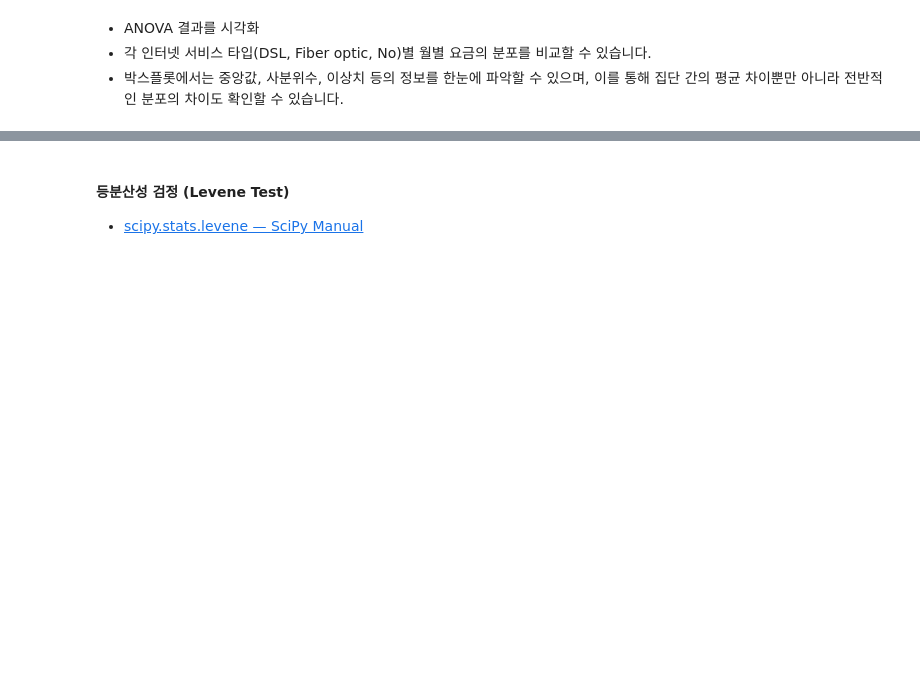
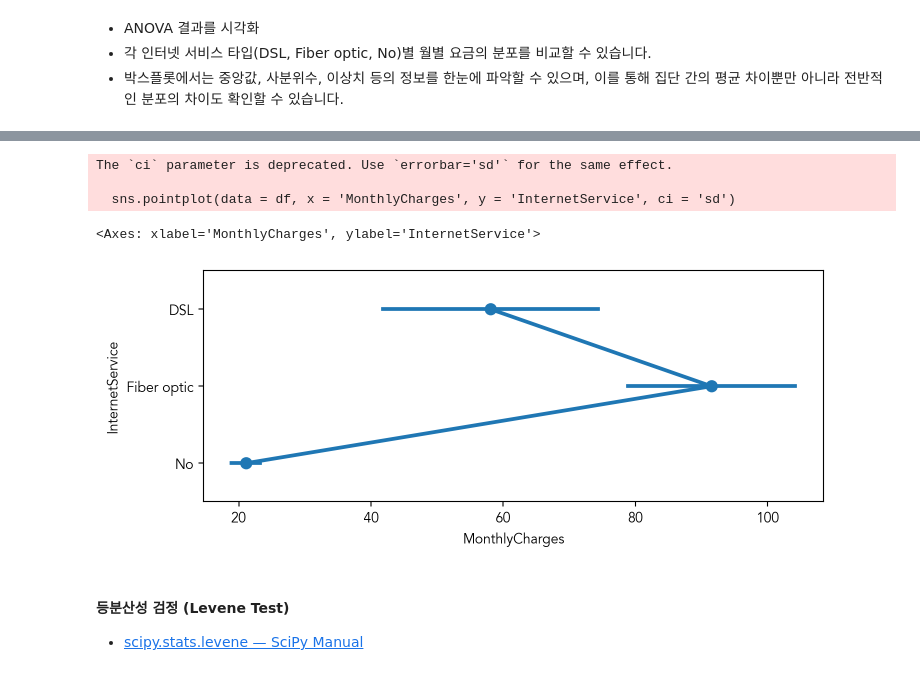
Before and after one commit to gyjong/workplace, a Jupyter notebook: Statistics/0103-telco-anova-input.ipynb, the cells around one changed output, grey strips where cells are left out. Drawn from its saved outputs; the diff is of its cells as text; code cells hidden in the pictures; blank space fills up the shorter version.

```diff
--- a/Statistics/0103-telco-anova-input.ipynb
+++ b/Statistics/0103-telco-anova-input.ipynb
@@ -170,6 +184,13 @@ plt.figure(figsize=(8, 3))
 # %%
 # pointplot
 plt.figure(figsize=(8, 3))
+sns.pointplot(data = df, x = 'MonthlyCharges', y = 'InternetService', ci = 'sd')
+# %% [output]
+The `ci` parameter is deprecated. Use `errorbar='sd'` for the same effect.
+
+  sns.pointplot(data = df, x = 'MonthlyCharges', y = 'InternetService', ci = 'sd')
+<Axes: xlabel='MonthlyCharges', ylabel='InternetService'>
+[figure, added]
 # %% [markdown]
 #### 등분산성 검정 (Levene Test)
 * [scipy.stats.levene — SciPy Manual](https://docs.scipy.org/doc/scipy/reference/generated/scipy.stats.levene.html)
```
Also changed, not shown: parts of 5 cells of this notebook.
